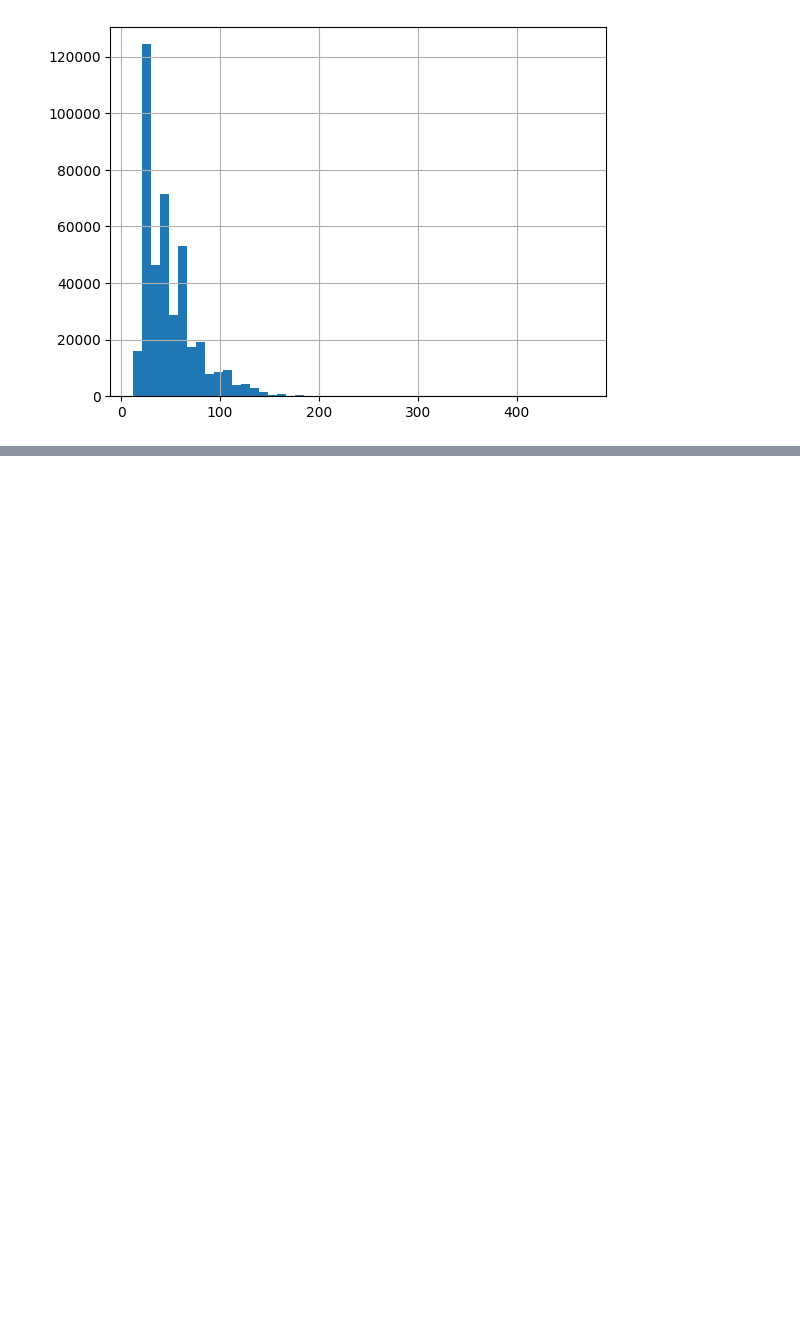
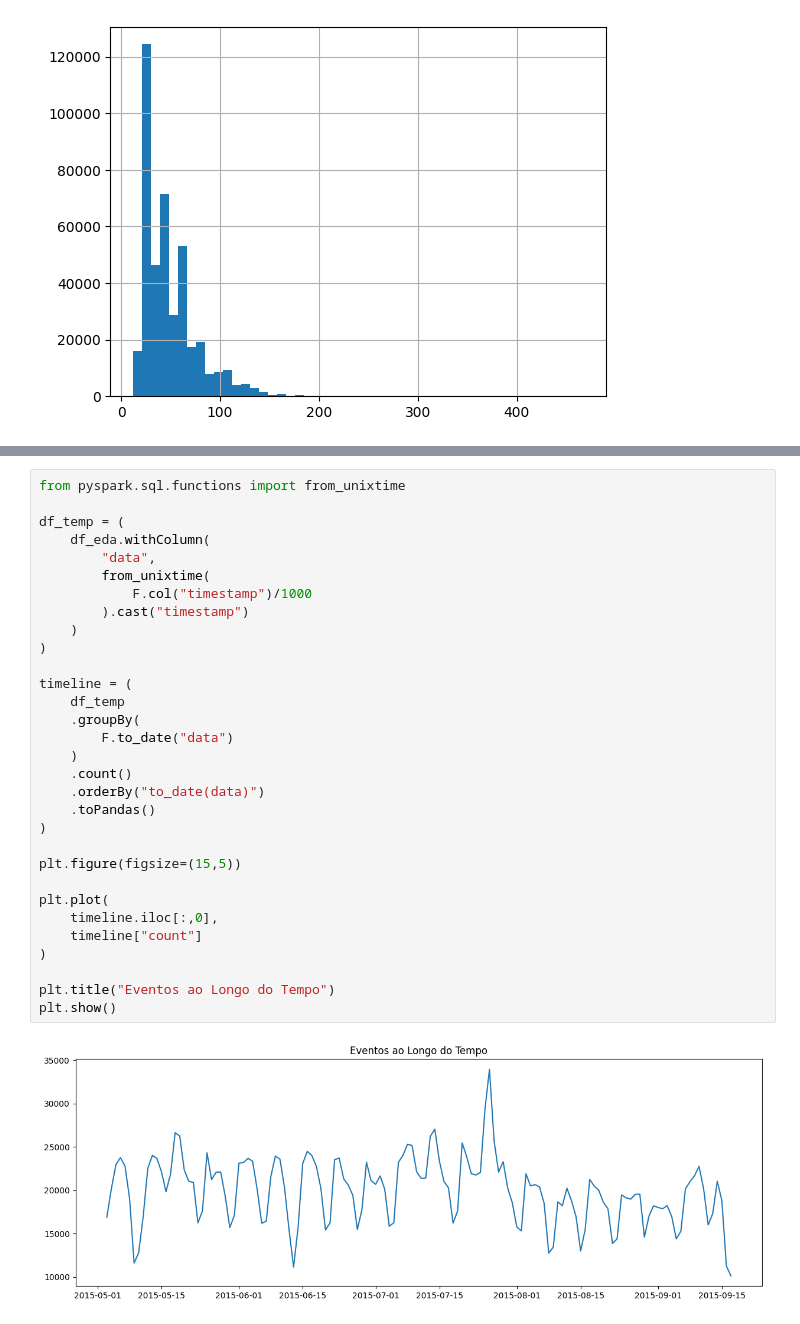
Before and after one commit to LaraGSilva/projeto-tech-challenge-sistema-recomendacao, a Jupyter notebook: notebooks/analise_EDA.ipynb, the cells around one changed output, grey strips where cells are left out. Cells and saved outputs as stored; diff of their text form; blank space fills up the shorter version.

```diff
--- a/notebooks/analise_EDA.ipynb
+++ b/notebooks/analise_EDA.ipynb
@@ -326,0 +448,33 @@ df_prop.groupBy(
+# %%
+from pyspark.sql.functions import from_unixtime
+
+df_temp = (
+    df_eda.withColumn(
+        "data",
+        from_unixtime(
+            F.col("timestamp")/1000
+        ).cast("timestamp")
+    )
+)
+
+timeline = (
+    df_temp
+    .groupBy(
+        F.to_date("data")
+    )
+    .count()
+    .orderBy("to_date(data)")
+    .toPandas()
+)
+
+plt.figure(figsize=(15,5))
+
+plt.plot(
+    timeline.iloc[:,0],
+    timeline["count"]
+)
+
+plt.title("Eventos ao Longo do Tempo")
+plt.show()
+# %% [output]
+[figure, added]
```
Also changed, not shown: parts of 15 cells of this notebook.
